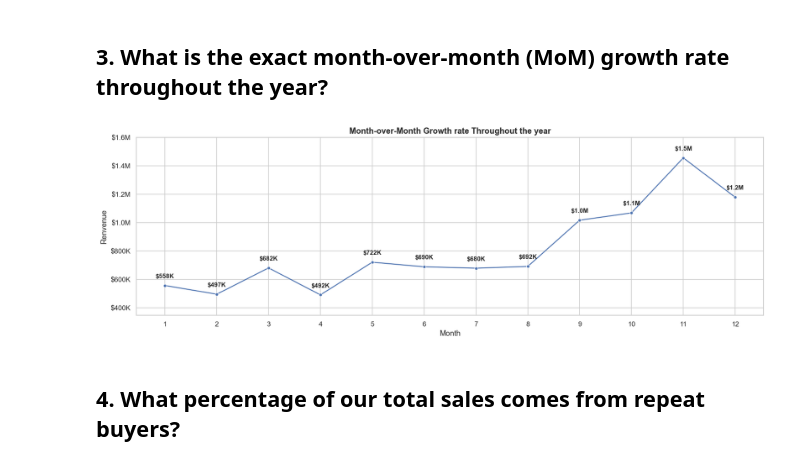
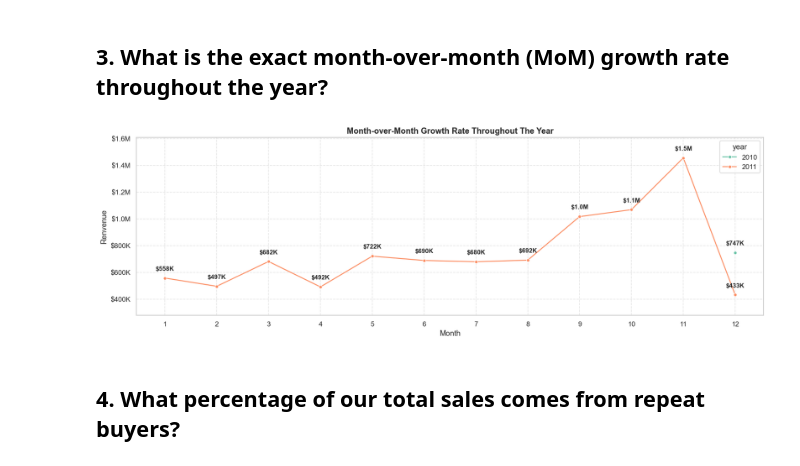
Before and after one commit to Lyvinthai/Retail_Sales_Data_Analytics, a Jupyter notebook: noteboook/eda.ipynb, the cells around one changed output. Drawn from its saved outputs; the diff is of its cells as text; code cells hidden in the pictures.

```diff
--- a/noteboook/eda.ipynb
+++ b/noteboook/eda.ipynb
@@ -156,14 +158,18 @@ plt.show()
 ## 3. What is the exact month-over-month (MoM) growth rate throughout the year?
 # %%
 df['invoice_date'] = pd.to_datetime(df['invoice_date'])
-mom = df.groupby(df['invoice_date'].dt.month)['total_revenue'].sum().reset_index()
+df['year'] = df['invoice_date'].dt.year
+df['month'] = df['invoice_date'].dt.month
+mom = (df.groupby(['year', 'month'])['total_revenue'].sum().reset_index())
 
 plt.figure(figsize=(15, 5))
 
 sns.lineplot(
     data=mom,
-    x='invoice_date',
+    x='month',
     y='total_revenue',
+    hue='year',
+    palette='Set2',
     marker='o',
     markersize=5
 )
@@ -177,37 +183,37 @@ for index, row in mom.iterrows():
     else:
         label = f'${value:.0f}'
 
     plt.annotate(
         text=label,
-        xy=(row['invoice_date'], value),
+        xy=(row['month'], value),
         xytext=(0, 10),
         textcoords='offset points',
         va='bottom',
         ha='center',
         fontsize=10,
         fontweight='bold'
     )
 
 def format_currency(x, pos):
     if x >= 1e6:
         return f'${x*1e-6:.1f}M'
     elif x >= 1e3:
         return f'${x*1e-3:.0f}K'
     return f'${x:.0f}'
 
 plt.gca().yaxis.set_major_formatter(ticker.FuncFormatter(format_currency))
 
 plt.xticks(range(1, 13))
-
-plt.title("Month-over-Month Growth rate Throughout the year")
+plt.grid(True, linestyle="--", alpha=0.5)
+plt.title("Month-over-Month Growth Rate Throughout The Year")
 plt.xlabel('Month')
 plt.ylabel('Renvenue')
 plt.margins(y=0.15)
 
 plt.tight_layout()
 plt.show()
 # %% [output]
-[figure, old version]
+[figure, new version]
 # %% [markdown]
 ## 4. What percentage of our total sales comes from repeat buyers?
 # %%
```
Also changed, not shown: parts of 5 cells of this notebook.
